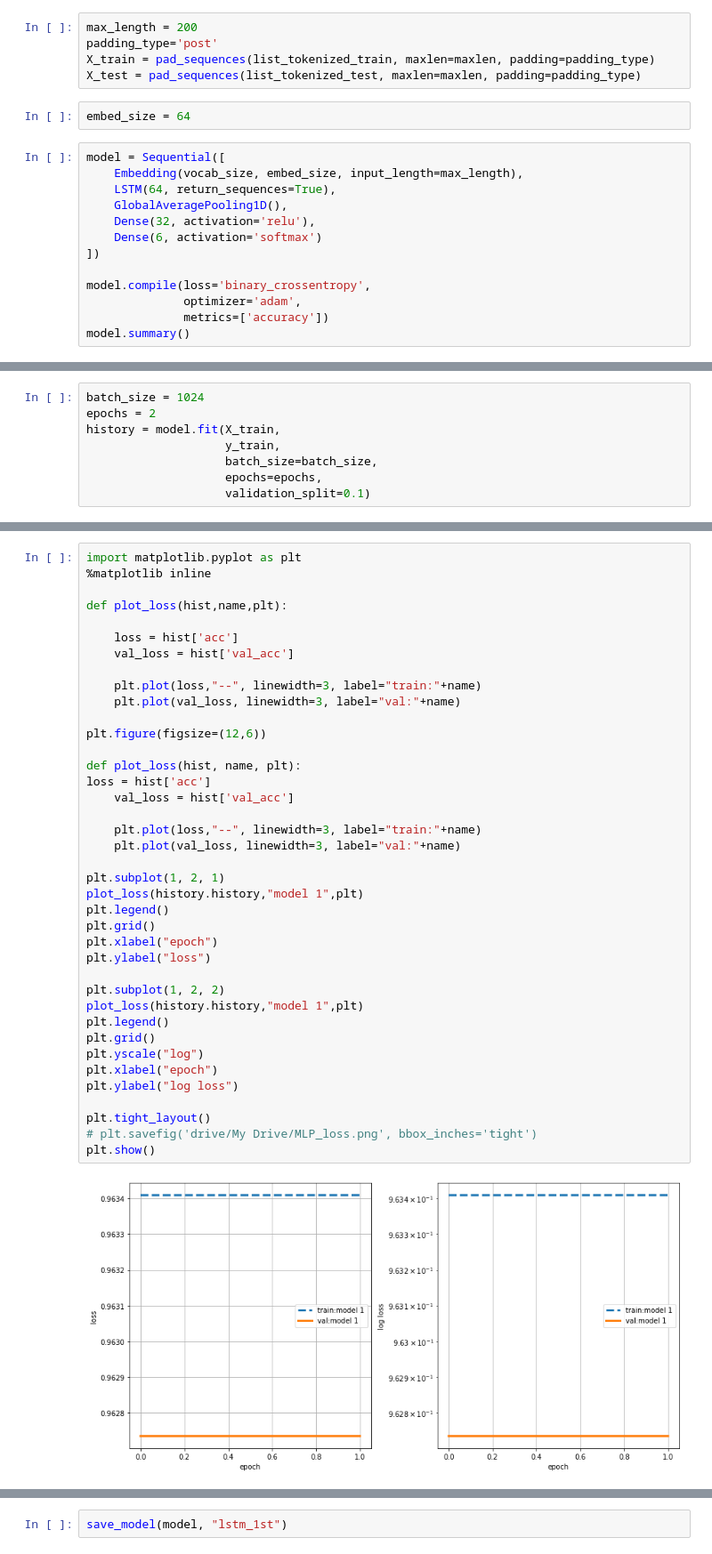
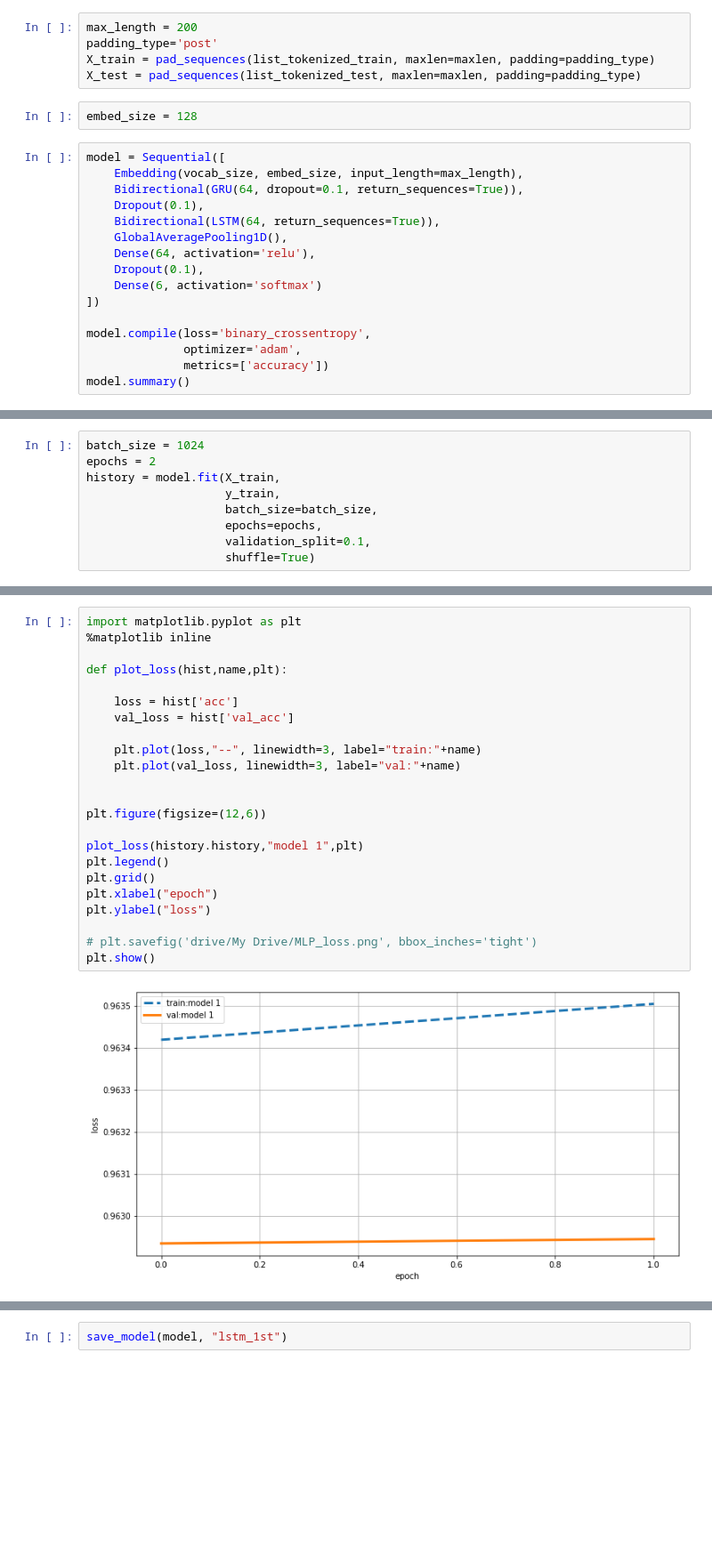
Before and after one commit to blawok/Toxic_Comments_Classification, a Jupyter notebook: toxic_comments.ipynb, the cells around one changed output, grey strips where cells are left out. Shown: that part at 89% size. Cells and saved outputs as stored; diff of their text form; blank space fills up the shorter version.

Commit message:
Add GRU/LSTM and embeddings

```diff
--- a/toxic_comments.ipynb
+++ b/toxic_comments.ipynb
@@ -213,13 +236,16 @@ padding_type='post'
 X_train = pad_sequences(list_tokenized_train, maxlen=maxlen, padding=padding_type)
 X_test = pad_sequences(list_tokenized_test, maxlen=maxlen, padding=padding_type)
 # %%
-embed_size = 64
+embed_size = 128
 # %%
 model = Sequential([
     Embedding(vocab_size, embed_size, input_length=max_length),
-    LSTM(64, return_sequences=True),
+    Bidirectional(GRU(64, dropout=0.1, return_sequences=True)),
+    Dropout(0.1),
+    Bidirectional(LSTM(64, return_sequences=True)),
     GlobalAveragePooling1D(),
-    Dense(32, activation='relu'),
+    Dense(64, activation='relu'),
+    Dropout(0.1),
     Dense(6, activation='softmax')
 ])
 
@@ -252,5 +278,6 @@ history = model.fit(X_train,
                     y_train,
                     batch_size=batch_size,
                     epochs=epochs,
-                    validation_split=0.1)
+                    validation_split=0.1,
+                    shuffle=True)
 # %% [output]
@@ -276,41 +296,25 @@ score
 # %%
 import matplotlib.pyplot as plt
 %matplotlib inline
 
 def plot_loss(hist,name,plt):
 
     loss = hist['acc']
     val_loss = hist['val_acc']
 
     plt.plot(loss,"--", linewidth=3, label="train:"+name)
     plt.plot(val_loss, linewidth=3, label="val:"+name)
 
+
 plt.figure(figsize=(12,6))
 
-def plot_loss(hist, name, plt):
-loss = hist['acc']
-    val_loss = hist['val_acc']
-
-    plt.plot(loss,"--", linewidth=3, label="train:"+name)
-    plt.plot(val_loss, linewidth=3, label="val:"+name)
-
-plt.subplot(1, 2, 1)
 plot_loss(history.history,"model 1",plt)
 plt.legend()
 plt.grid()
 plt.xlabel("epoch")
 plt.ylabel("loss")
 
-plt.subplot(1, 2, 2)
-plot_loss(history.history,"model 1",plt)
-plt.legend()
-plt.grid()
-plt.yscale("log")
-plt.xlabel("epoch")
-plt.ylabel("log loss")
-
-plt.tight_layout()
 # plt.savefig('drive/My Drive/MLP_loss.png', bbox_inches='tight')
 plt.show()
 # %% [output]
-[figure, old version]
+[figure, new version]
```
Also changed, not shown: parts of 15 cells of this notebook.
